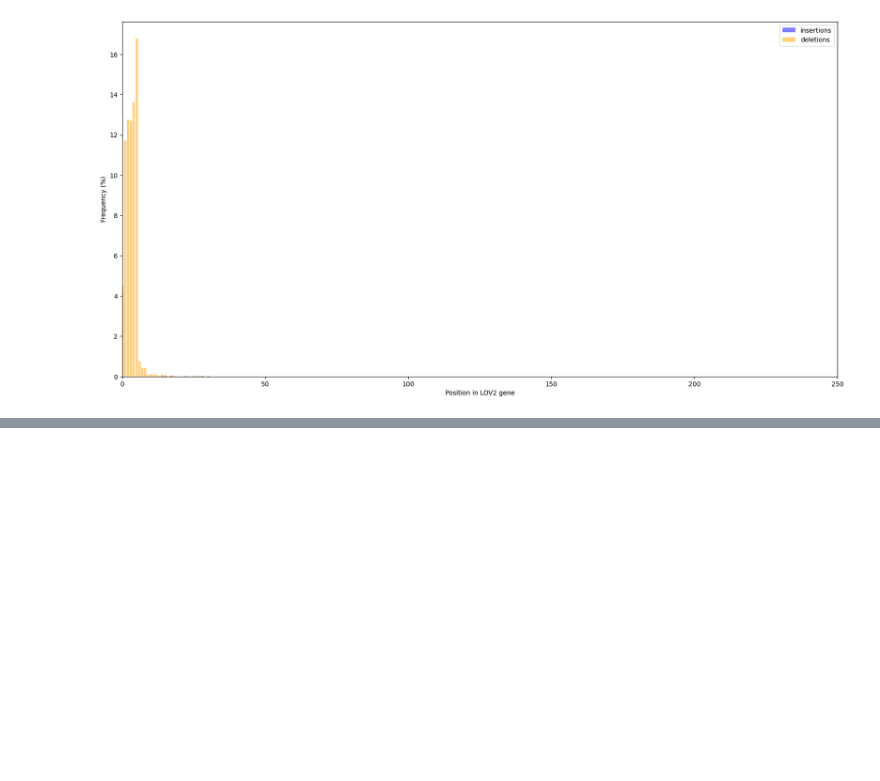
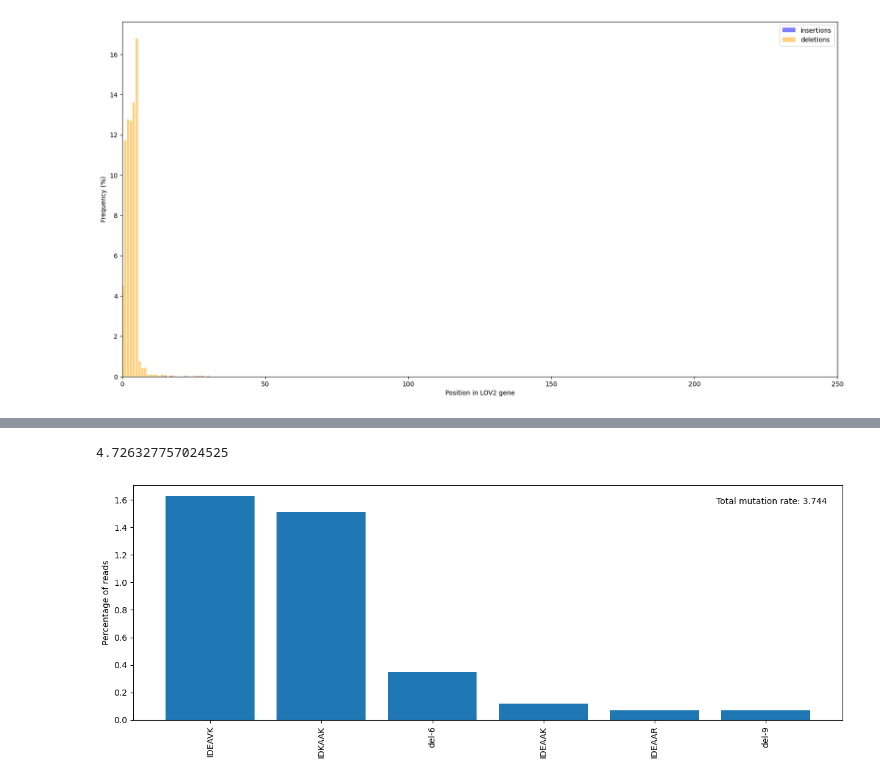
Before and after one commit to AliceHovsepyan/pogo_pance_draft, a Jupyter notebook: Combined_RL8_RL1.ipynb, the cells around one changed output, grey strips where cells are left out. Drawn from its saved outputs; the diff is of its cells as text; code cells hidden in the pictures; blank space fills up the shorter version.

Commit message:
some code restructuring for illumina and end of insert analysis

```diff
--- a/Combined_RL8_RL1.ipynb
+++ b/Combined_RL8_RL1.ipynb
@@ -434,0 +514,15 @@ linker_variants_perc.to_csv(f"{FigFolder}/{variant}_{Bc}_{read_dir}_linker_distr
+# %%
+### filter blast alignments for regions that include LOV2 start site (include 10 nucleotides before and after the LOV2 start site)
+print(len(blast_alignments), "alignments before filtering for LOV2 insertion site")
+
+#strand = blast_alignments[0]["hsps"][0]["hit_strand"] # "Minus" or "Plus"
+filter_for_region = LOV2_linkeridx #if read_dir=="R1" else LOV2_endidx  ########
+
+
+blast_alignments = [alignment for alignment in blast_alignments if alignment["hsps"][0]["query_from"] <= filter_for_region-10 and alignment["hsps"][0]["query_to"] >= filter_for_region+10]
+print(len(blast_alignments), "alignments after filtering for LOV2 insertion site")
+
+cut_site_seq = amplicon_seq[LOV2_linkeridx:LOV2_linkeridx+9] #if read_dir=="R1" else LOV_endseq
+
+print(LOV_startseq)
+insert_alignments, _ = divide_alignments(blast_alignments, cut_site_seq, read_dir=read_dir)
@@ -434,0 +601,2 @@ linker_variants_perc.to_csv(f"{FigFolder}/{variant}_{Bc}_{read_dir}_linker_distr
+# %%
+ends = get_insert_end_variants_from_blast_alignment(insert_alignments,wt_end= "IDEAAK")
@@ -434,0 +625,24 @@ linker_variants_perc.to_csv(f"{FigFolder}/{variant}_{Bc}_{read_dir}_linker_distr
+# %%
+## sort linkers by frequency
+
+ends_sorted = {k: v for k, v in sorted(ends.items(), key=lambda item: item[1], reverse=True)}
+total_reads = sum(ends_sorted.values())
+ends_sorted_perc = {k: v/total_reads*100 for k, v in ends_sorted.items()}
+
+# exclude wt:
+ends_sorted_perc.pop("wt")
+ends_sorted_perc_filt = {k: v for k, v in ends_sorted_perc.items() if v > 0.05}
+# %%
+sum(ends_sorted_perc_filt.values())
+# %% [output]
+4.726327757024525
+# %%
+fig, ax = plt.subplots(1, 1, figsize=(15, 5))
+plt.bar(ends_sorted_perc_filt.keys(), ends_sorted_perc_filt.values())
+plt.xticks(rotation=90)
+plt.ylabel("Percentage of reads")
+plt.text(0.9, 0.93, f"Total mutation rate: {round(sum(ends_sorted_perc_filt.values()),3)}", horizontalalignment='center', verticalalignment='center', transform=ax.transAxes)
+plt.savefig(f"{FigFolder}/{variant}_{Bc}_{read_dir}_insert_end_distribution.pdf", bbox_inches="tight")
+plt.show()
+# %% [output]
+[figure, added]
```
Also changed, not shown: parts of 21 cells of this notebook, 10 other files.
